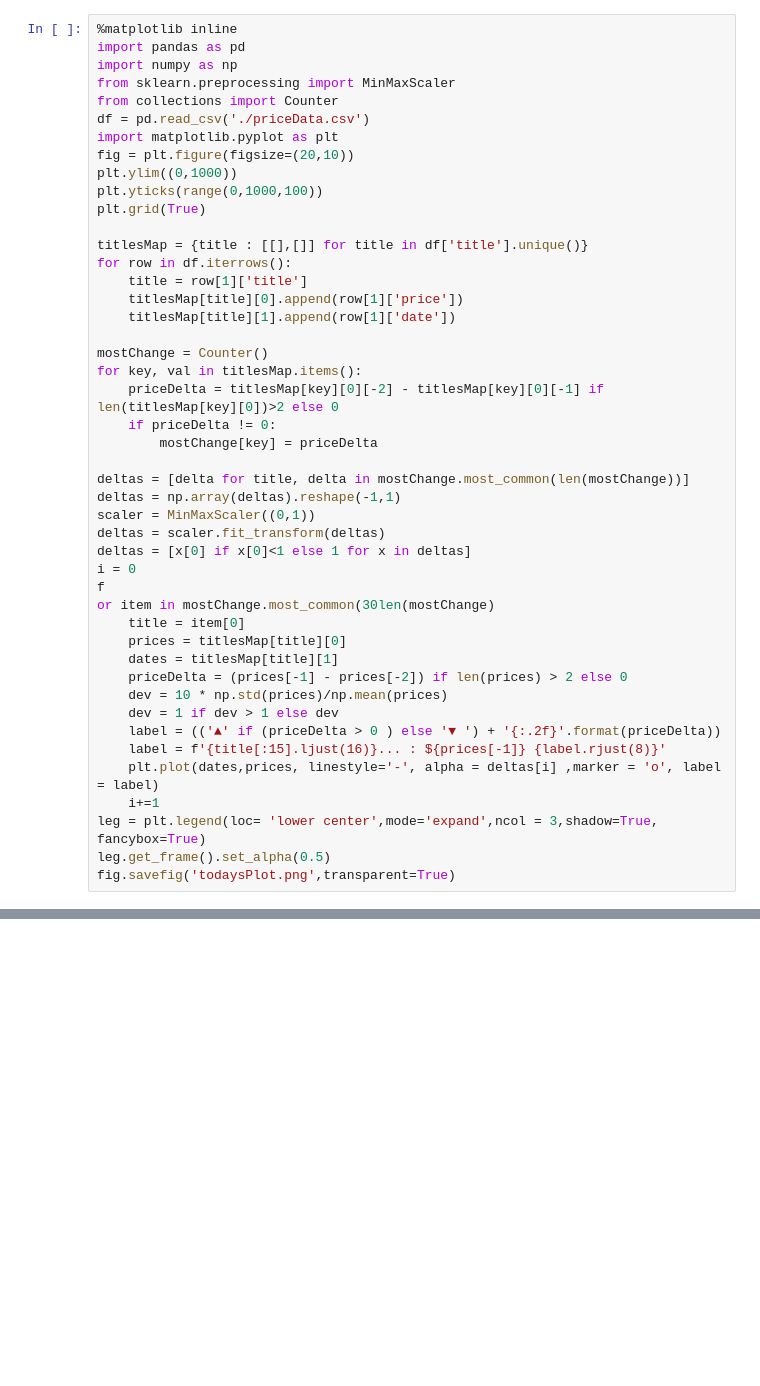
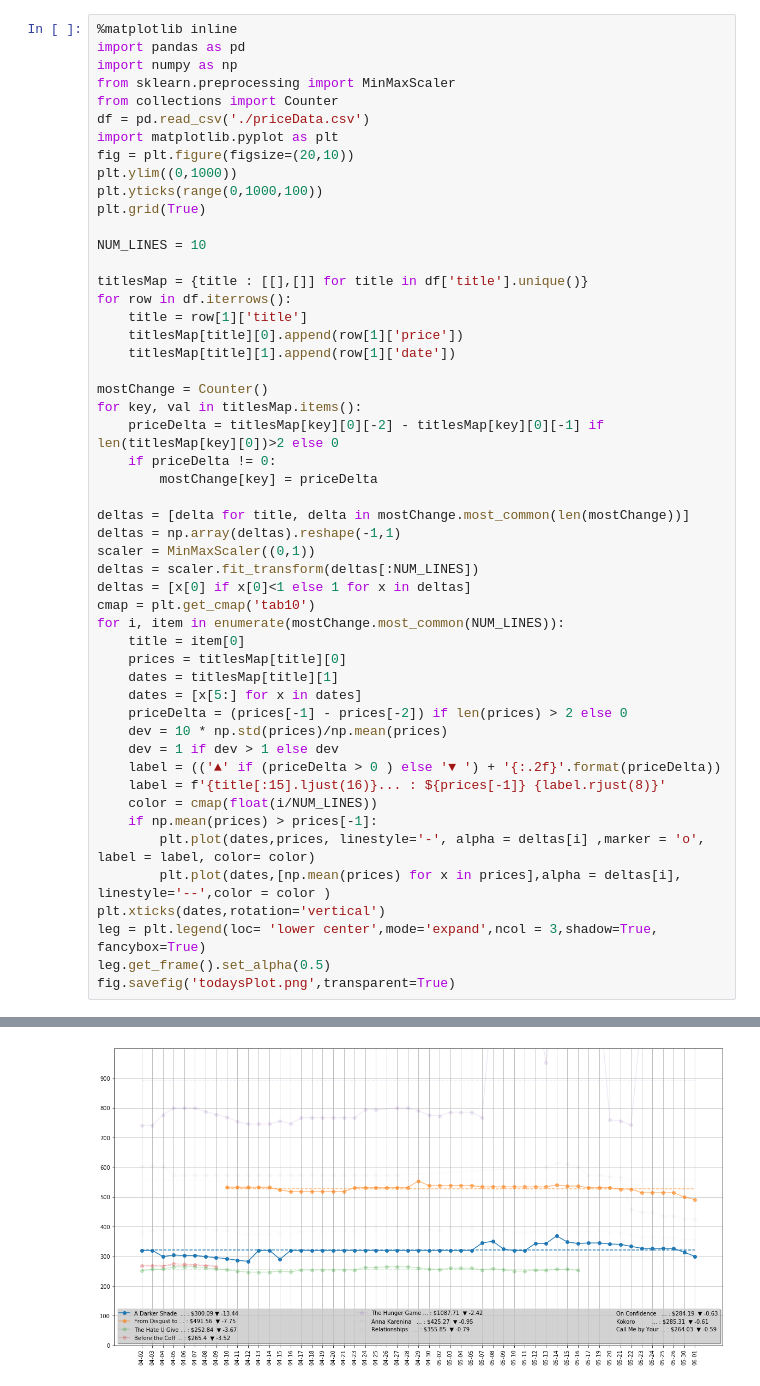
Before and after one commit to asdf1234Damian/BookPriceTracker, a Jupyter notebook: plots.ipynb, the cells around one changed output, grey strips where cells are left out. Saved outputs shown, nothing was run; the diff lists cells and outputs as text; blank space fills up the shorter version.

```diff
--- a/plots.ipynb
+++ b/plots.ipynb
@@ -10,6 +10,8 @@ fig = plt.figure(figsize=(20,10))
 plt.ylim((0,1000))
 plt.yticks(range(0,1000,100))
 plt.grid(True)
+
+NUM_LINES = 10
 
 titlesMap = {title : [[],[]] for title in df['title'].unique()}
 for row in df.iterrows():
@@ -26,21 +28,24 @@ for key, val in titlesMap.items():
 deltas = [delta for title, delta in mostChange.most_common(len(mostChange))]
 deltas = np.array(deltas).reshape(-1,1)
 scaler = MinMaxScaler((0,1))
-deltas = scaler.fit_transform(deltas)
+deltas = scaler.fit_transform(deltas[:NUM_LINES])
 deltas = [x[0] if x[0]<1 else 1 for x in deltas]
-i = 0
-f
-or item in mostChange.most_common(30len(mostChange)
+cmap = plt.get_cmap('tab10')
+for i, item in enumerate(mostChange.most_common(NUM_LINES)):
     title = item[0]
     prices = titlesMap[title][0]
     dates = titlesMap[title][1]
+    dates = [x[5:] for x in dates]
     priceDelta = (prices[-1] - prices[-2]) if len(prices) > 2 else 0
     dev = 10 * np.std(prices)/np.mean(prices)
     dev = 1 if dev > 1 else dev
     label = (('▲' if (priceDelta > 0 ) else '▼ ') + '{:.2f}'.format(priceDelta))
     label = f'{title[:15].ljust(16)}... : ${prices[-1]} {label.rjust(8)}'
-    plt.plot(dates,prices, linestyle='-', alpha = deltas[i] ,marker = 'o', label = label)
-    i+=1
+    color = cmap(float(i/NUM_LINES))
+    if np.mean(prices) > prices[-1]:
+        plt.plot(dates,prices, linestyle='-', alpha = deltas[i] ,marker = 'o', label = label, color= color)
+        plt.plot(dates,[np.mean(prices) for x in prices],alpha = deltas[i], linestyle='--',color = color )
+plt.xticks(dates,rotation='vertical')
 leg = plt.legend(loc= 'lower center',mode='expand',ncol = 3,shadow=True, fancybox=True)
 leg.get_frame().set_alpha(0.5)
 fig.savefig('todaysPlot.png',transparent=True)
@@ -48,0 +53 @@ SyntaxError: invalid syntax (<ipython-input-18-1c7774359ffb>, line 32)
+[figure, added]
```
Also changed, not shown: parts of 1 cell of this notebook, 7 other files.
